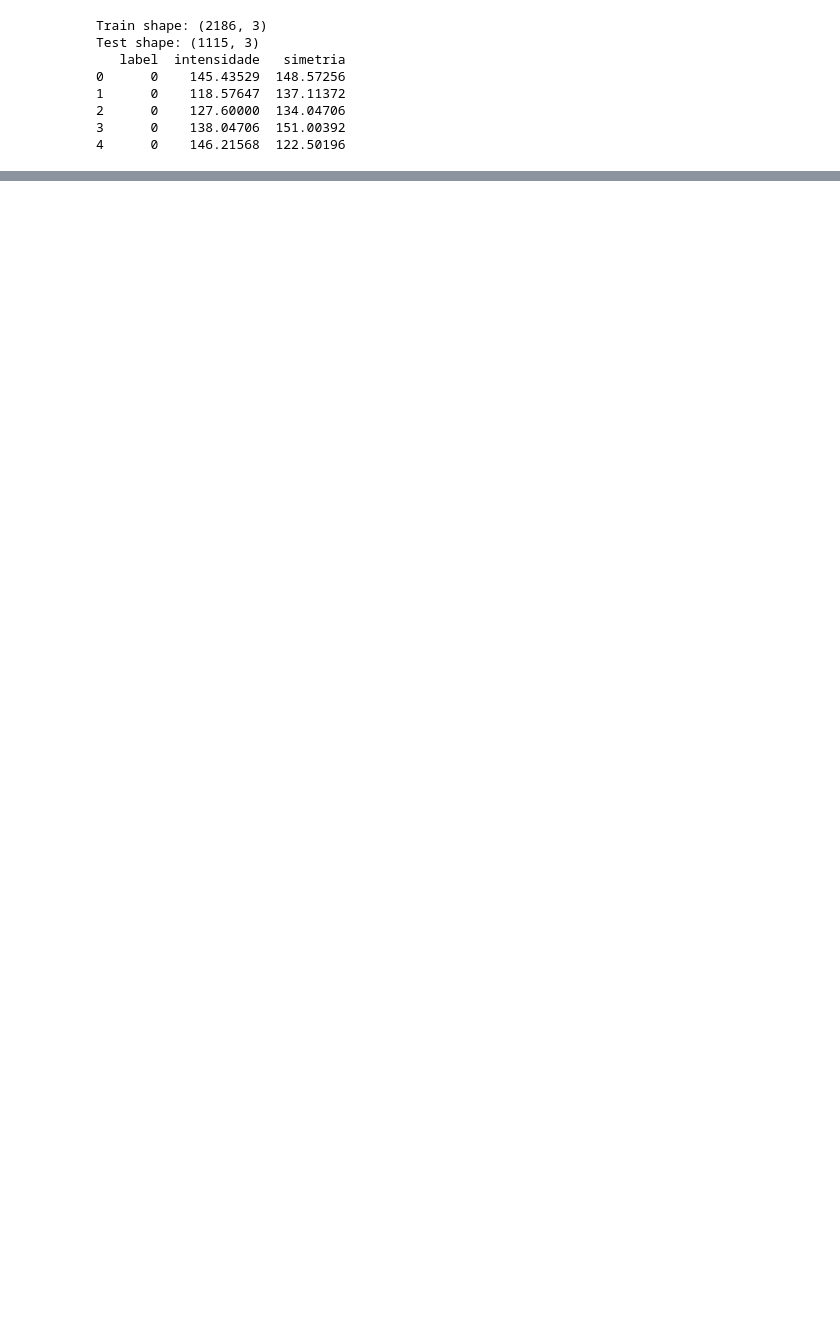
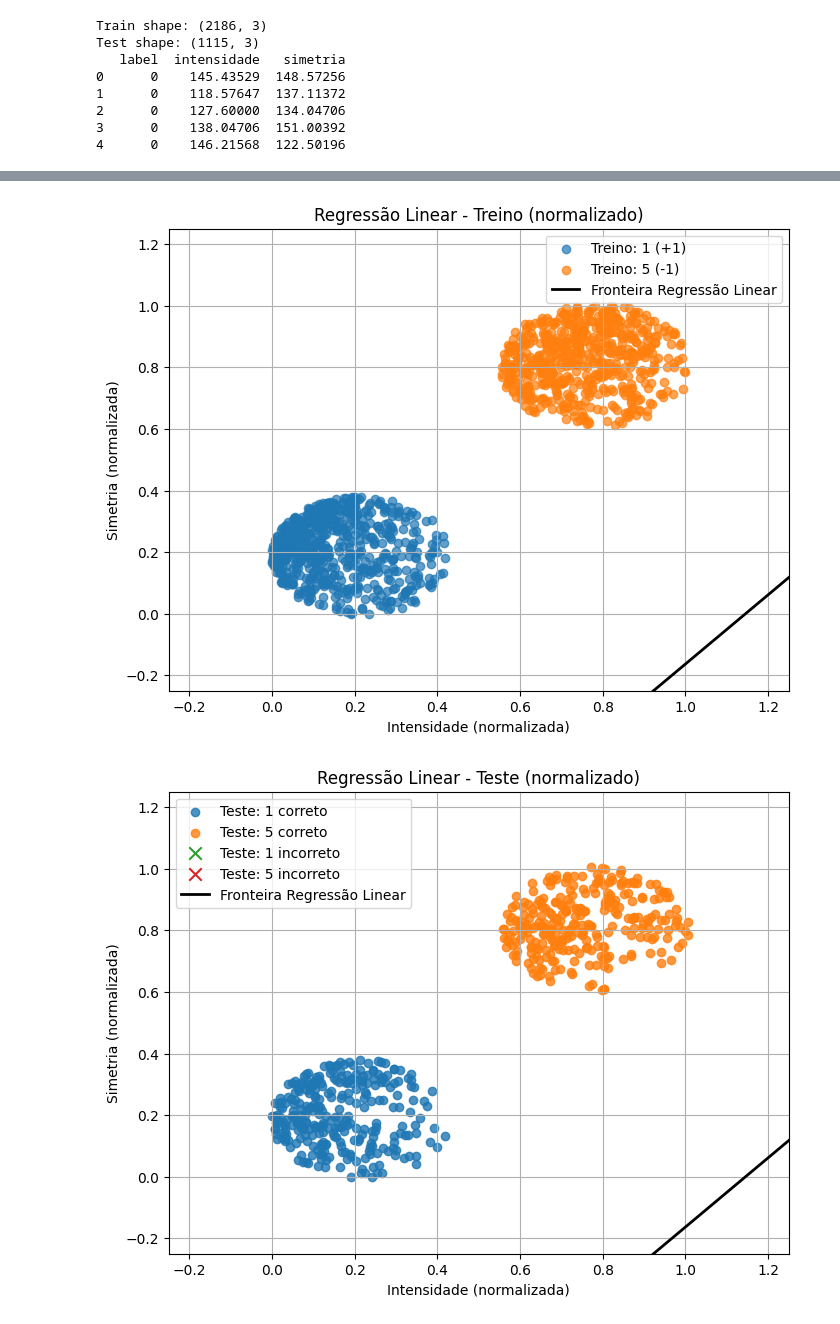
Before and after one commit to PedroMiguelCecato/DigitReconize_MachineLearning_Project, a Jupyter notebook: 2_models_prediction.ipynb, the cells around one changed output, grey strips where cells are left out. Drawn from its saved outputs; the diff is of its cells as text; code cells hidden in the pictures; blank space fills up the shorter version.

```diff
--- a/2_models_prediction.ipynb
+++ b/2_models_prediction.ipynb
@@ -357,0 +431,5 @@ Probabilidades (sigmoid): [0.91941264 0.86577698 0.93632255 0.88442099 0.8919893
+# %%
+plot_model_results_normalized(linreg, X_train_1x5, y_train, X_test_1x5, y_test, scaler, "Regressão Linear")
+# %% [output]
+[figure, added]
+[figure, added]
```
Also changed, not shown: parts of 22 cells of this notebook.
